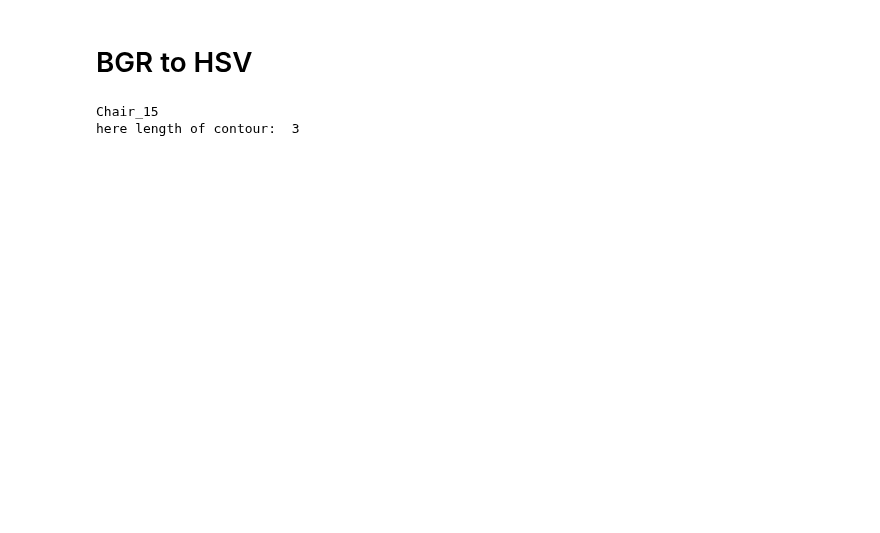
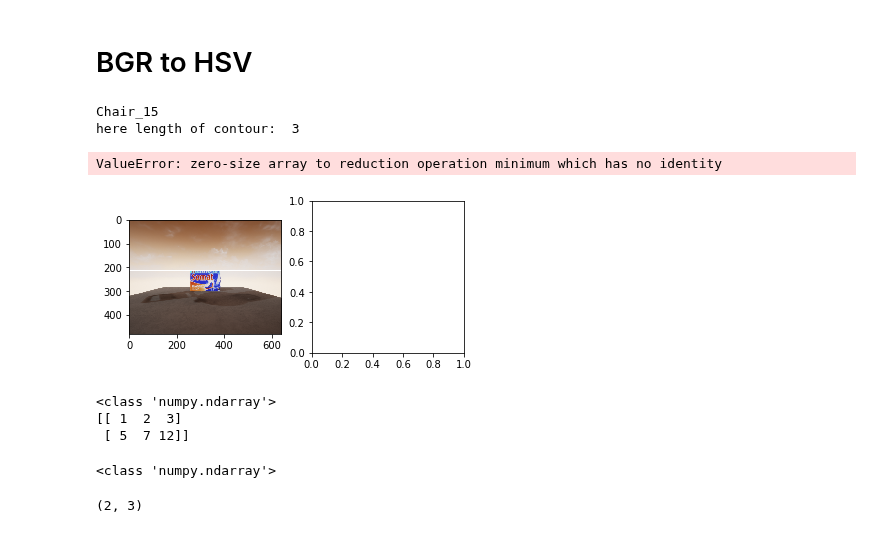
Before and after one commit to atifkarim/Implementation-of-Image-Perception-System-for-Kitchen-Utensils, a Jupyter notebook: unreal_cv_image_processing_for_ML/object_subtraction_for_UE4/contour_cropping_annotation_test_field.ipynb, the cells around one changed output. Saved outputs shown, nothing was run; the diff lists cells and outputs as text; code cells hidden in the pictures; blank space fills up the shorter version.

```diff
--- a/unreal_cv_image_processing_for_ML/object_subtraction_for_UE4/contour_cropping_annotation_test_field.ipynb
+++ b/unreal_cv_image_processing_for_ML/object_subtraction_for_UE4/contour_cropping_annotation_test_field.ipynb
@@ -432,3 +452,72 @@ if cv2.waitKey() == ord('q'): #press q to close the output image window
 # %% [output]
 Chair_15
 here length of contour:  3
+# %%
+import cv2
+import numpy as np
+%matplotlib inline
+
+def crop_minAreaRect(img, rect):
+
+    # rotate img
+    angle = rect[2]
+    rows,cols = img.shape[0], img.shape[1]
+    M = cv2.getRotationMatrix2D((cols/2,rows/2),angle,1)
+    img_rot = cv2.warpAffine(img,M,(cols,rows))
+
+    # rotate bounding box
+    rect0 = (rect[0], rect[1], 0.0)
+    box = cv2.boxPoints(rect0)
+    pts = np.int0(cv2.transform(np.array([box]), M))[0]
+    pts[pts < 0] = 0
+
+    # crop
+    img_crop = img_rot[pts[1][1]:pts[0][1],
+                       pts[1][0]:pts[2][0]]
+
+    return img_crop
+
+
+# find contours / rectangle
+imgray=cv2.cvtColor(mask,cv2.COLOR_BGR2GRAY)
+_,contours,_ = cv2.findContours(imgray, 1, 1)
+rect = cv2.minAreaRect(contours[0])
+
+# crop
+img_croped = crop_minAreaRect(rgb, rect)
+
+# show
+import matplotlib.pylab as plt
+plt.figure()
+plt.subplot(1,2,1)
+plt.imshow(rgb)
+plt.subplot(1,2,2)
+plt.imshow(img_croped)
+plt.show()
+# %% [output]
+ValueError: zero-size array to reduction operation minimum which has no identity
+[figure, added]
+# %%
+A=[1,2,3]
+x=[5,7,12]
+x=np.array(x)
+A=np.array(A)
+B=[1,2,3,4,5,6]
+B=np.array(B)
+print(type(B))
+C=np.vstack([A,x])
+print(C)
+# %% [output]
+<class 'numpy.ndarray'>
+[[ 1  2  3]
+ [ 5  7 12]]
+# %%
+D=np.zeros(len(A))
+print(type(D))
+# %% [output]
+<class 'numpy.ndarray'>
+# %%
+E=np.vstack([A,D])
+print(E.shape)
+# %% [output]
+(2, 3)
```
Also changed, not shown: parts of 3 cells of this notebook.
